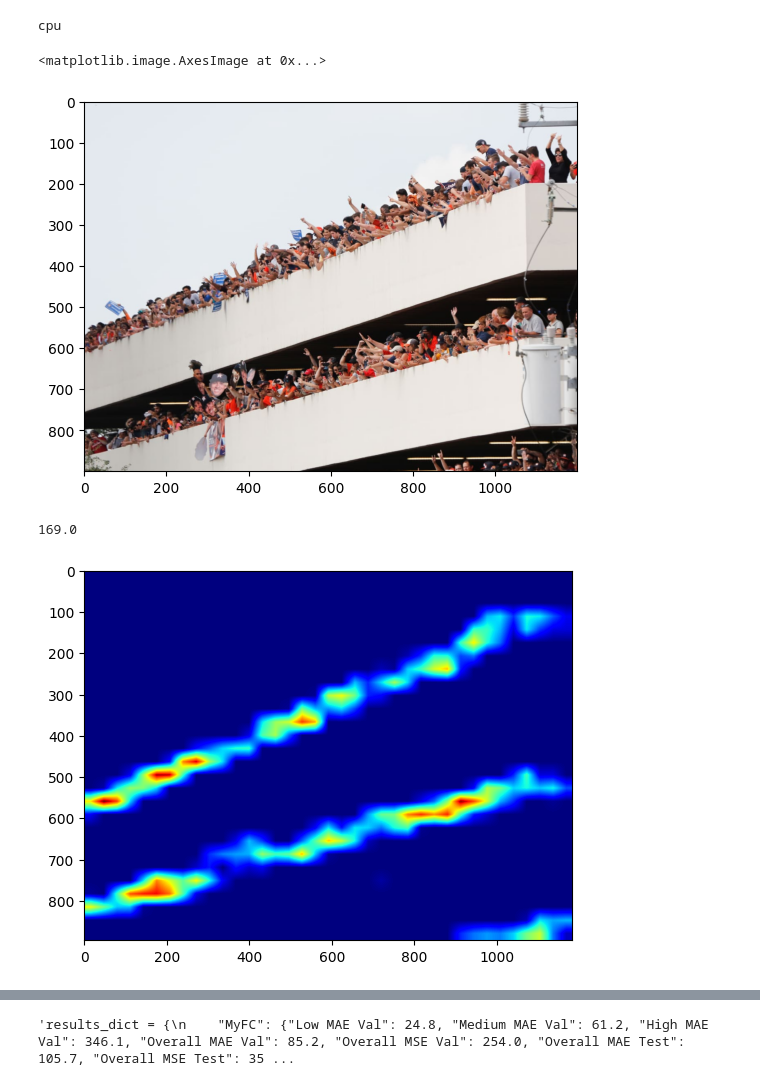
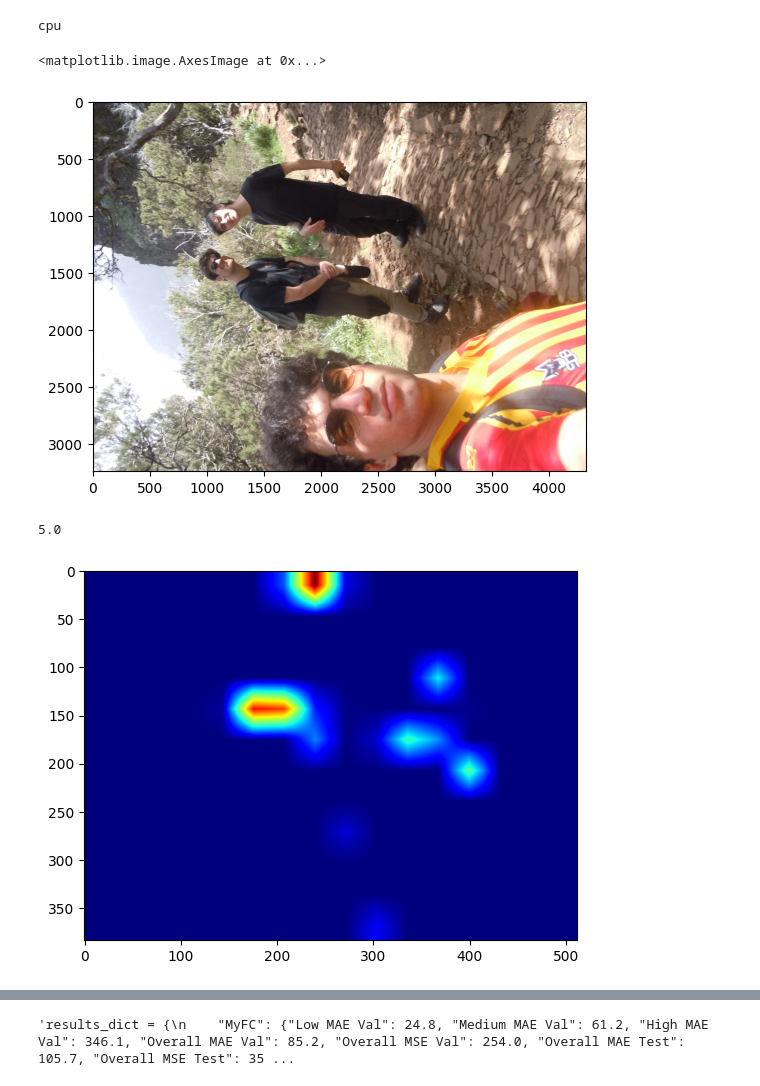
Before and after one commit to ripac7/CrowdCounting, a Jupyter notebook: testing.ipynb, the cells around one changed output, grey strips where cells are left out. Cells and saved outputs as stored; diff of their text form; code cells hidden in the pictures.

```diff
--- a/testing.ipynb
+++ b/testing.ipynb
@@ -34,25 +34,25 @@ norm = 100
 # %%
 model = torch.load('./models/model1-50epochs-lr5.pt',map_location = device)
 model.to(device)
 model.eval()
 testpath0 = './test_photos/0016.jpg'
 testpath1 = './test_photos/Offerte-famiglia-5-persone-Hotel-Paris.jpg'
 testpath2 = './test_photos/persone-strada-covid.jpg'
 testpath3 = './test_photos/famiglia.jpg'
-testpath4 = './test_photos/image.jpg'
-testpath=testpath0
+testpath4 = './test_photos/DSCN4513.JPG'
+testpath=testpath4
 plt.imshow(Image.open(testpath))
 # %% [output]
 <matplotlib.image.AxesImage at 0x...>
-[figure, old version]
+[figure, new version]
 # %%
 out = single_evaluate(model, testpath, norm)
 #print(out)
 plt.imshow(out["prediction"], cmap=CM.jet)
 print(out['count'])
 # %% [output]
-169.0
+5.0
-[figure, old version]
+[figure, new version]
 # %%
 #model = torch.load('/content/drive/MyDrive/Models and Results/model1-50epochs-lr5.pt',map_location = device)
 #model.to(device)
```
Also changed, not shown: parts of 1 cell of this notebook, 2 other files.
